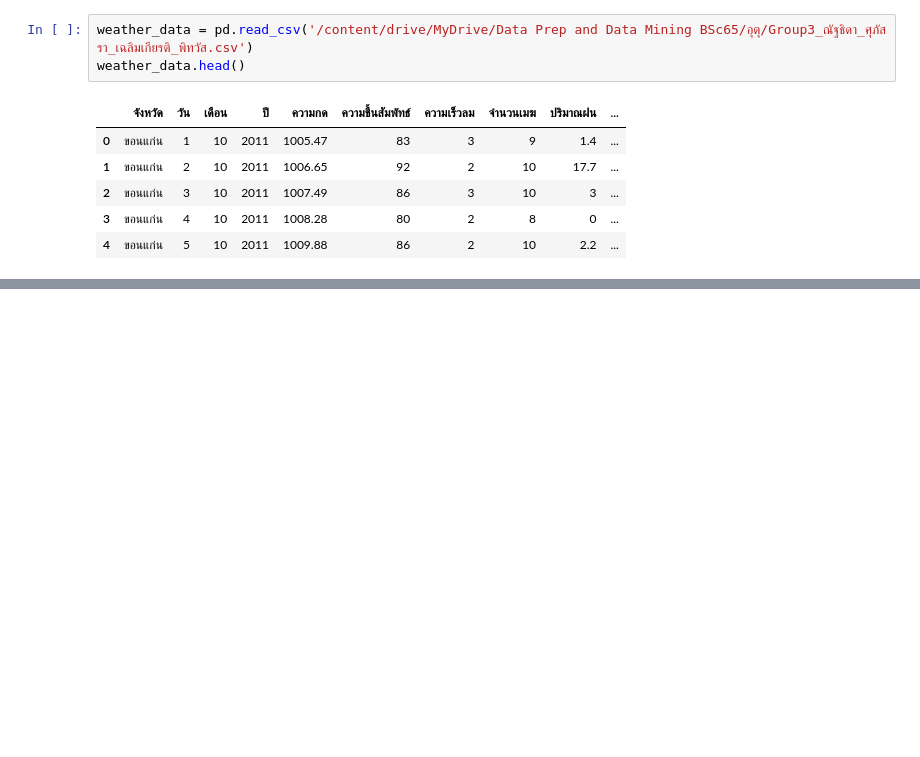
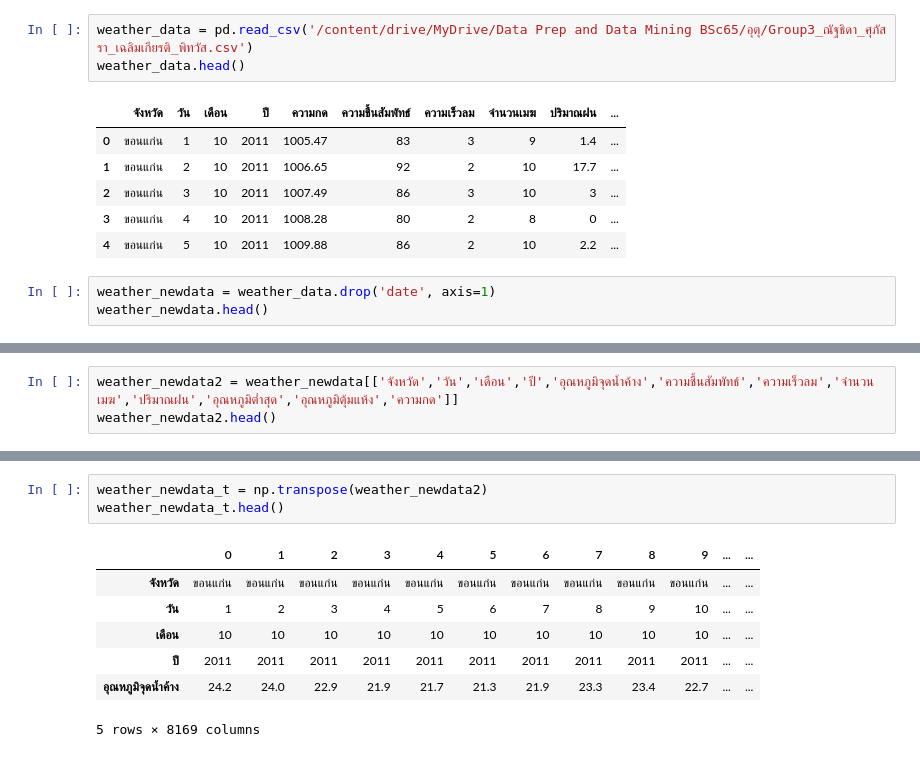
Before and after one commit to nannthd/bsc_dpdm22, a Jupyter notebook: midterm_dpdm22.ipynb, the cells around one changed output, grey strips where cells are left out. Saved outputs shown, nothing was run; the diff lists cells and outputs as text; blank space fills up the shorter version.

```diff
--- a/midterm_dpdm22.ipynb
+++ b/midterm_dpdm22.ipynb
@@ -454,3 +451,6 @@ weather_data.head()
 | 2 | ขอนแก่น | 3 | 10 | 2011 | 1007.49 | 86 | 3 | 10 | 3 | ... |
 | 3 | ขอนแก่น | 4 | 10 | 2011 | 1008.28 | 80 | 2 | 8 | 0 | ... |
 | 4 | ขอนแก่น | 5 | 10 | 2011 | 1009.88 | 86 | 2 | 10 | 2.2 | ... |
+# %%
+weather_newdata = weather_data.drop('date', axis=1)
+weather_newdata.head()
@@ -456,0 +464,3 @@ weather_data.head()
+# %%
+weather_newdata2 = weather_newdata[['จังหวัด','วัน','เดือน','ปี','อุณหภูมิจุดน้ำค้าง','ความชื้นสัมพัทธ์','ความเร็วลม','จำนวนเมฆ','ปริมาณฝน','อุณหภูมิต่ำสุด','อุณหภูมิตุ้มแห้ง','ความกด']]
+weather_newdata2.head()
@@ -456,0 +474,11 @@ weather_data.head()
+# %%
+weather_newdata_t = np.transpose(weather_newdata2)
+weather_newdata_t.head()
+# %% [output]
+|  | 0 | 1 | 2 | 3 | 4 | 5 | 6 | 7 | 8 | 9 | ... | ... |
+| จังหวัด | ขอนแก่น | ขอนแก่น | ขอนแก่น | ขอนแก่น | ขอนแก่น | ขอนแก่น | ขอนแก่น | ขอนแก่น | ขอนแก่น | ขอนแก่น | ... | ... |
+| วัน | 1 | 2 | 3 | 4 | 5 | 6 | 7 | 8 | 9 | 10 | ... | ... |
+| เดือน | 10 | 10 | 10 | 10 | 10 | 10 | 10 | 10 | 10 | 10 | ... | ... |
+| ปี | 2011 | 2011 | 2011 | 2011 | 2011 | 2011 | 2011 | 2011 | 2011 | 2011 | ... | ... |
+| อุณหภูมิจุดน้ำค้าง | 24.2 | 24.0 | 22.9 | 21.9 | 21.7 | 21.3 | 21.9 | 23.3 | 23.4 | 22.7 | ... | ... |
+5 rows × 8169 columns
```
Also changed, not shown: parts of 5 cells of this notebook.
